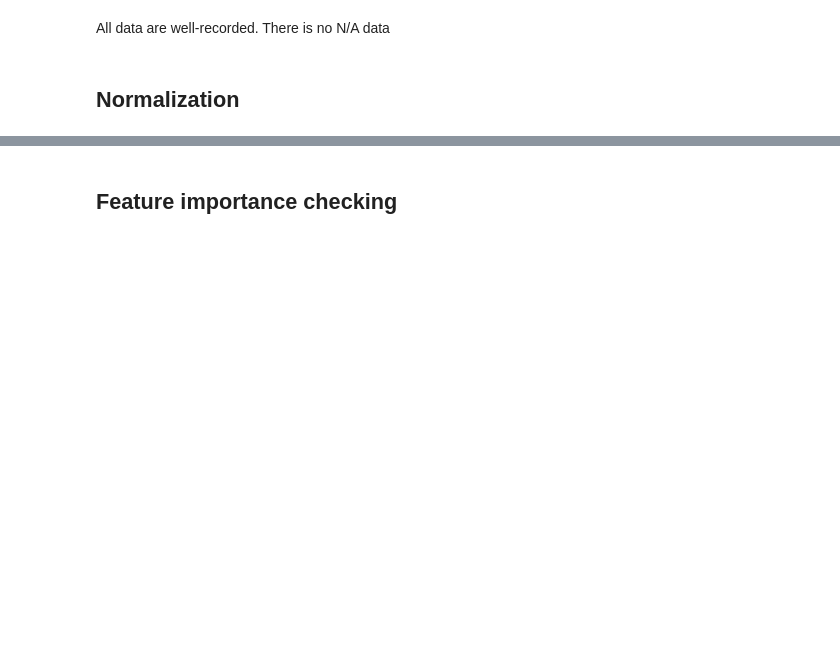
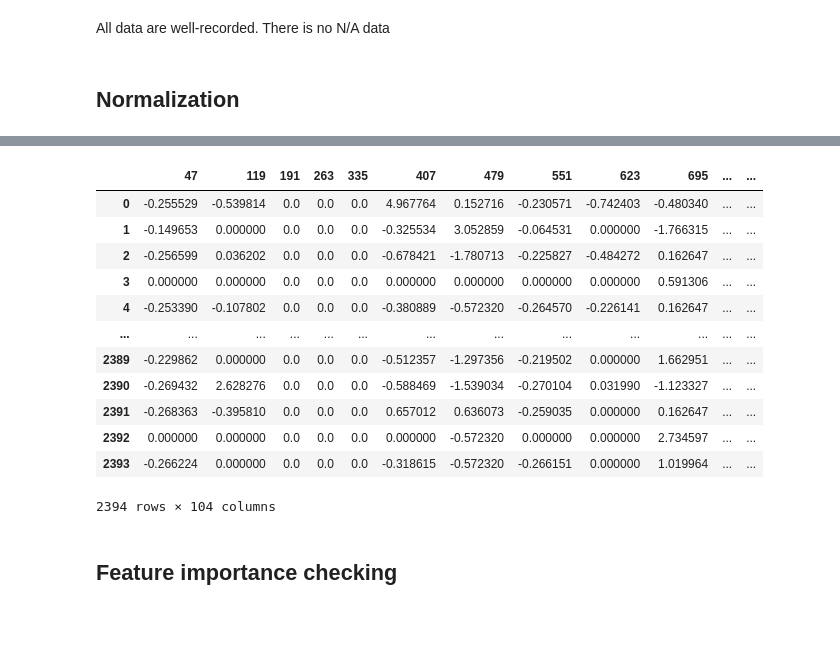
Before and after one commit to Justinfungi/Jebva-LOS-and-Mortality-Project-, a Jupyter notebook: Code/Data_preprocessing.ipynb, the cells around one changed output, grey strips where cells are left out. Cells and saved outputs as stored; diff of their text form; code cells hidden in the pictures; blank space fills up the shorter version.

Commit message:
Update Data_preprocessing.ipynb
find the mean of each feature

```diff
--- a/Code/Data_preprocessing.ipynb
+++ b/Code/Data_preprocessing.ipynb
@@ -90,0 +115,5 @@ y_valid_t2_norm=pd.DataFrame(y2_valid_scaled)
+# %%
+li=[] # Find the positions of the columns with means of the particular feature after 24 hours
+for i in range(47, 7488, 72):
+    li.append(i)
+#print(li)
@@ -90,0 +142,17 @@ y_valid_t2_norm=pd.DataFrame(y2_valid_scaled)
+# %%
+dx_valid = pd. DataFrame(x_valid)
+X_valid_mean= dx_valid[li]
+# %% [output]
+|  | 47 | 119 | 191 | 263 | 335 | 407 | 479 | 551 | 623 | 695 | ... | ... |
+| 0 | -0.255529 | -0.539814 | 0.0 | 0.0 | 0.0 | 4.967764 | 0.152716 | -0.230571 | -0.742403 | -0.480340 | ... | ... |
+| 1 | -0.149653 | 0.000000 | 0.0 | 0.0 | 0.0 | -0.325534 | 3.052859 | -0.064531 | 0.000000 | -1.766315 | ... | ... |
+| 2 | -0.256599 | 0.036202 | 0.0 | 0.0 | 0.0 | -0.678421 | -1.780713 | -0.225827 | -0.484272 | 0.162647 | ... | ... |
+| 3 | 0.000000 | 0.000000 | 0.0 | 0.0 | 0.0 | 0.000000 | 0.000000 | 0.000000 | 0.000000 | 0.591306 | ... | ... |
+| 4 | -0.253390 | -0.107802 | 0.0 | 0.0 | 0.0 | -0.380889 | -0.572320 | -0.264570 | -0.226141 | 0.162647 | ... | ... |
+| ... | ... | ... | ... | ... | ... | ... | ... | ... | ... | ... | ... | ... |
+| 2389 | -0.229862 | 0.000000 | 0.0 | 0.0 | 0.0 | -0.512357 | -1.297356 | -0.219502 | 0.000000 | 1.662951 | ... | ... |
+| 2390 | -0.269432 | 2.628276 | 0.0 | 0.0 | 0.0 | -0.588469 | -1.539034 | -0.270104 | 0.031990 | -1.123327 | ... | ... |
+| 2391 | -0.268363 | -0.395810 | 0.0 | 0.0 | 0.0 | 0.657012 | 0.636073 | -0.259035 | 0.000000 | 0.162647 | ... | ... |
+| 2392 | 0.000000 | 0.000000 | 0.0 | 0.0 | 0.0 | 0.000000 | -0.572320 | 0.000000 | 0.000000 | 2.734597 | ... | ... |
+| 2393 | -0.266224 | 0.000000 | 0.0 | 0.0 | 0.0 | -0.318615 | -0.572320 | -0.266151 | 0.000000 | 1.019964 | ... | ... |
+2394 rows × 104 columns
```
Also changed, not shown: parts of 5 cells of this notebook.
